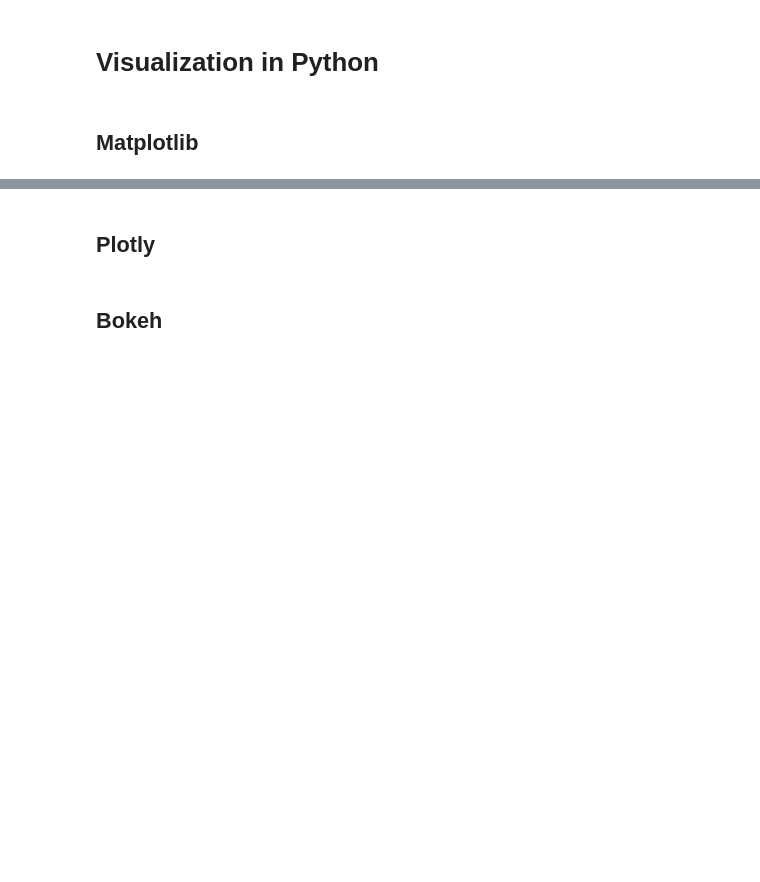
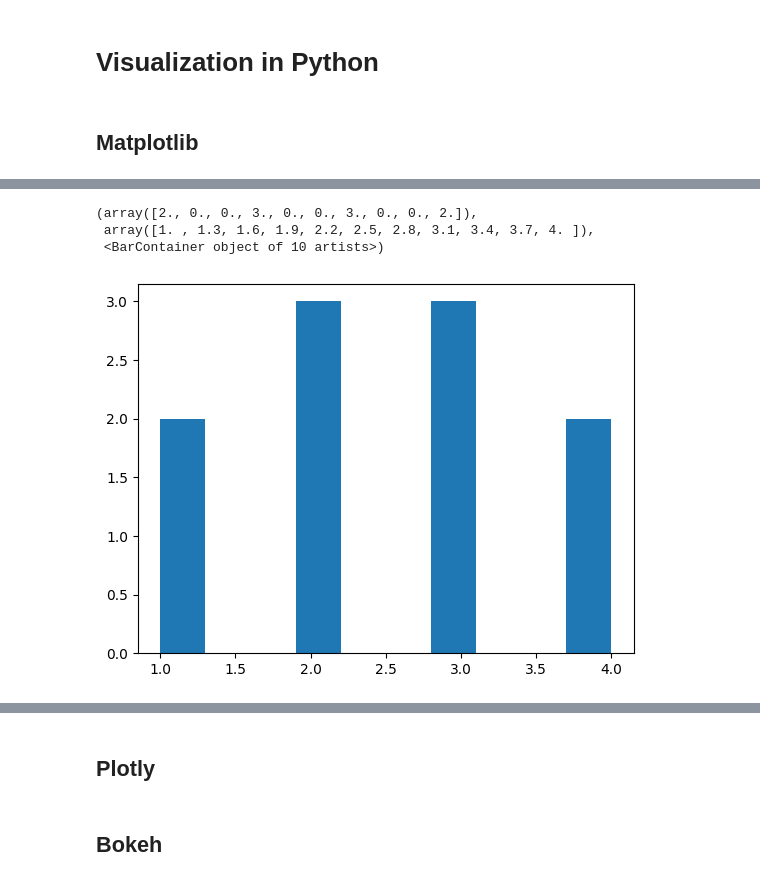
Before and after one commit to Fuuad31/Statistical-Computation---Module-and-Function, a Jupyter notebook: Module and Function.ipynb, the cells around one changed output, grey strips where cells are left out. Saved outputs shown, nothing was run; the diff lists cells and outputs as text; code cells hidden in the pictures; blank space fills up the shorter version.

```diff
--- a/Module and Function.ipynb
+++ b/Module and Function.ipynb
@@ -94,0 +432,10 @@ from geometry import inradius
+# %%
+# Data
+data = [2, 3, 1, 4, 3, 2, 4, 1, 3, 2]
+plt.hist(data)
+plt.show()
+# %% [output]
+(array([2., 0., 0., 3., 0., 0., 3., 0., 0., 2.]),
+ array([1. , 1.3, 1.6, 1.9, 2.2, 2.5, 2.8, 3.1, 3.4, 3.7, 4. ]),
+ <BarContainer object of 10 artists>)
+[figure, added]
```
Also changed, not shown: parts of 89 cells of this notebook.
